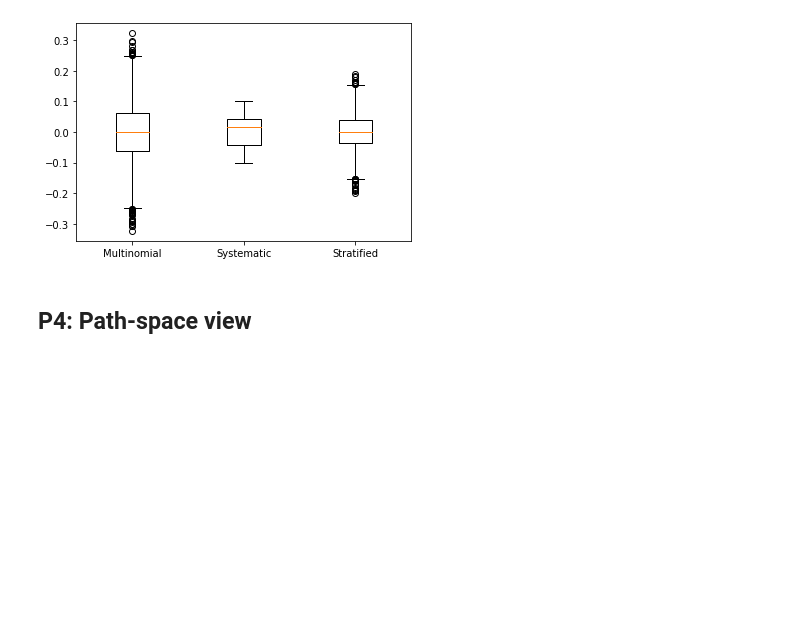
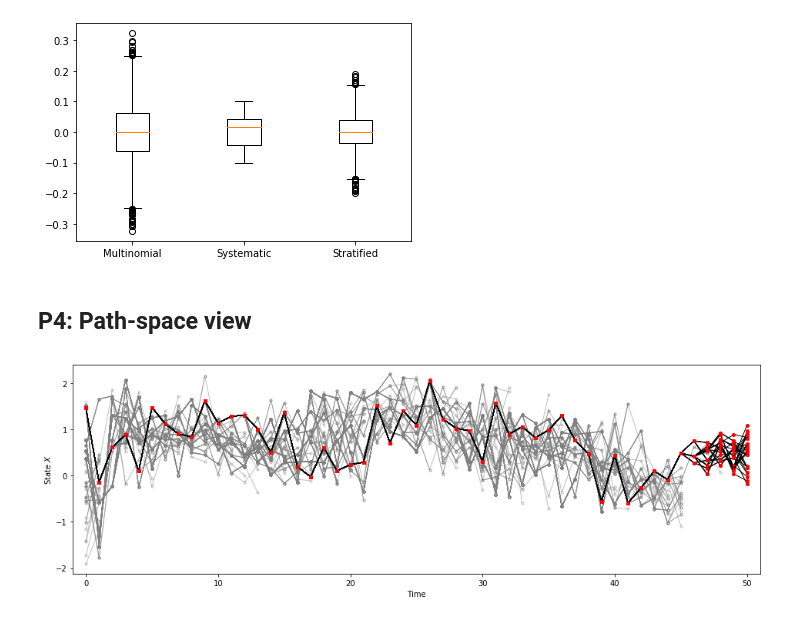
Before and after one commit to marcusklasson/smc_methods, a Jupyter notebook: ex3.ipynb, the cells around one changed output. Cells and saved outputs as stored; diff of their text form; code cells hidden in the pictures; blank space fills up the shorter version.

Commit message:
plotting trajectories work

```diff
--- a/ex3.ipynb
+++ b/ex3.ipynb
@@ -230,6 +230,10 @@ ax.boxplot(mhat_resampling - mhat, labels=['Multinomial', 'Systematic', 'Stratif
 # %%
 # Import data
 import os
+import numpy as np
+from scipy.stats import norm
+import matplotlib.pyplot as plt
+
 path = os.getcwd()
 y = np.genfromtxt(path + '/seOMXlogreturns2012to2014.csv')
 
@@ -238,27 +242,24 @@ phi = 0.98
 sigma = 0.16
 beta = 0.7
 
-# Add code for saving the state trajectories in the particle filter
 def bootstrap_particle_filter(y, n_particles):
     T = len(y)
-    x = np.random.normal(0.0, 1.0, size=n_particles)
-    w = np.ones(n_particles) / n_particles
-    w_tilde = np.zeros(n_particles)
+    x = np.zeros([n_particles, T+1])
+    w = np.zeros([n_particles, T+1])
+    ancestors = np.zeros([n_particles, T+1], dtype=int)
 
-    X = np.zeros([T+1, n_particles])
-    X[0, :] = x
-    W = np.zeros([T+1, n_particles])
-    W[0, :] = w
+    x[:, 0] = np.random.normal(0.0, 1.0, size=n_particles)
+    w[:, 0] = np.ones(n_particles) / n_particles
+    ancestors[:, 0] = range(n_particles)
+
     for t in range(1, T+1):
 
-        a = np.random.choice(n_particles, n_particles, p=w)
-        x = np.random.normal(loc=phi*x[a], scale=sigma)
-        log_w_tilde = norm.logpdf(y[t-1], loc=0.0, scale=np.sqrt(beta**2 * np.exp(x)))
+        a = np.random.choice(n_particles, n_particles, p=w[:, t-1])
+        ancestors[:, t] = a # store ancestors
+        x[:, t] = np.random.normal(loc=phi*x[a, t-1], scale=sigma)
+        log_w_tilde = norm.logpdf(y[t-1], loc=0.0, scale=np.sqrt(beta**2 * np.exp(x[:, t])))
 
         # Normalize with log trick
         w_bar = np.exp(log_w_tilde - np.max(log_w_tilde))
-        w = w_bar / np.sum(w_bar)
-
-        X[t, :] = x
-        W[t, :] = w
-    return X, W
+        w[:, t] = w_bar / np.sum(w_bar)
+    return x, w, ancestors
@@ -264,0 +312,8 @@ def bootstrap_particle_filter(y, n_particles):
+# %%
+np.random.seed(42)
+n_particles = 30
+x, w, a = bootstrap_particle_filter(y[:50], n_particles)
+
+plot_trajectories(x, a)
+# %% [output]
+[figure, added]
```
Also changed, not shown: parts of 1 cell of this notebook.
